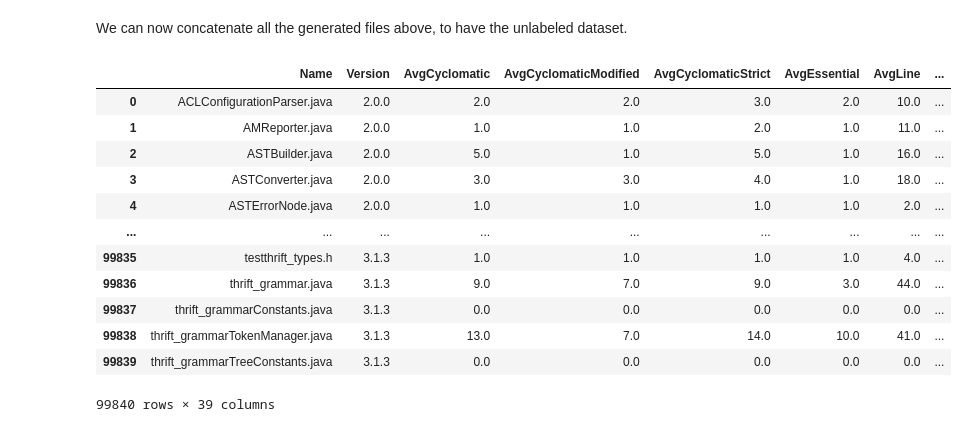
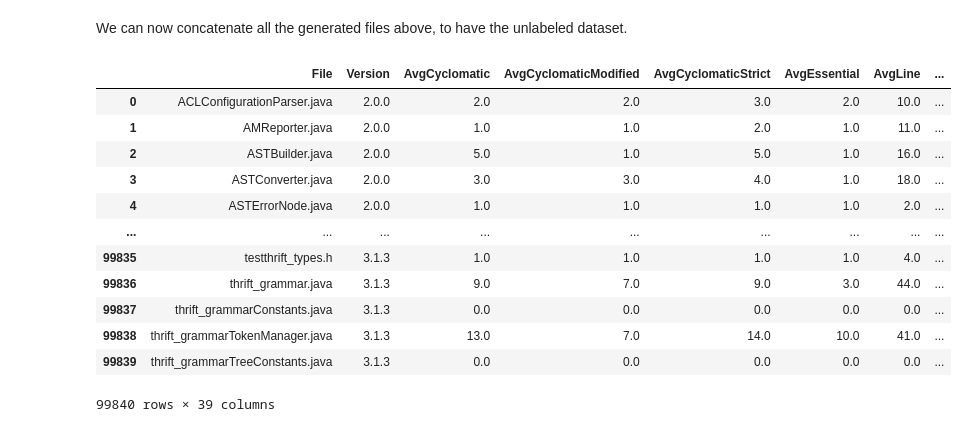
Before and after one commit to ahenrij/ets-mgl869-hive, a Jupyter notebook: src/lab/notebooks/dataset.ipynb, the cells around one changed output. Drawn from its saved outputs; the diff is of its cells as text; code cells hidden in the pictures.

Commit message:
unlabeled dataset updated

```diff
--- a/src/lab/notebooks/dataset.ipynb
+++ b/src/lab/notebooks/dataset.ipynb
@@ -105,15 +105,16 @@ We can now concatenate all the generated files above, to have the unlabeled data
 # %%
 versions_data = []
 
 for version in RELEASED_VERSIONS:
     df = pd.read_csv(OUTPUT_DIR + f"hive-files-metrics-{version}.csv")
     versions_data.append(df)
 
 unlabeled_data = pd.concat(versions_data, ignore_index=True)
+unlabeled_data = unlabeled_data.rename(columns={"Name": "File"})
 unlabeled_data.to_csv(OUTPUT_DIR + f"hive-unlabeled-data.csv", index=False)
 unlabeled_data
 # %% [output]
-|  | Name | Version | AvgCyclomatic | AvgCyclomaticModified | AvgCyclomaticStrict | AvgEssential | AvgLine | ... |
+|  | File | Version | AvgCyclomatic | AvgCyclomaticModified | AvgCyclomaticStrict | AvgEssential | AvgLine | ... |
 | 0 | ACLConfigurationParser.java | 2.0.0 | 2.0 | 2.0 | 3.0 | 2.0 | 10.0 | ... |
 | 1 | AMReporter.java | 2.0.0 | 1.0 | 1.0 | 2.0 | 1.0 | 11.0 | ... |
 | 2 | ASTBuilder.java | 2.0.0 | 5.0 | 1.0 | 5.0 | 1.0 | 16.0 | ... |
```
